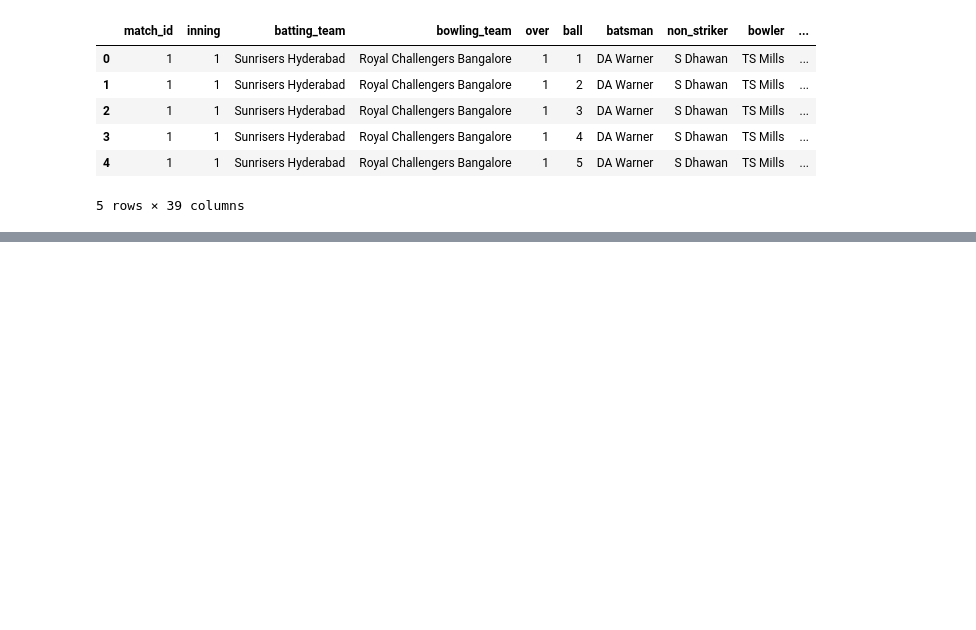
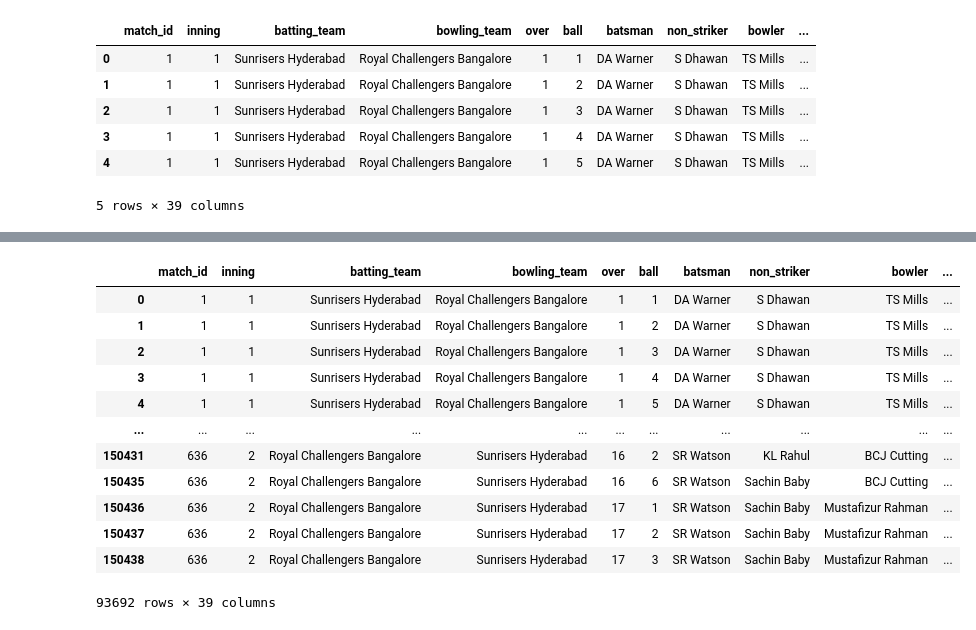
Before and after one commit to Nihar109/plotly, a Jupyter notebook: plotly.ipynb, the cells around one changed output, grey strips where cells are left out. Saved outputs shown, nothing was run; the diff lists cells and outputs as text; code cells hidden in the pictures; blank space fills up the shorter version.

```diff
--- a/plotly.ipynb
+++ b/plotly.ipynb
@@ -66,0 +88,2 @@ ipl.head()
+# %%
+top50 = ipl.groupby('batsman')['batsman_runs'].sum().sort_values(ascending=False).head(50).index.tolist()
@@ -66,0 +110,17 @@ ipl.head()
+# %%
+new_ipl = ipl[ipl.batsman.isin(top50)]
+new_ipl
+# %% [output]
+|  | match_id | inning | batting_team | bowling_team | over | ball | batsman | non_striker | bowler | ... |
+| 0 | 1 | 1 | Sunrisers Hyderabad | Royal Challengers Bangalore | 1 | 1 | DA Warner | S Dhawan | TS Mills | ... |
+| 1 | 1 | 1 | Sunrisers Hyderabad | Royal Challengers Bangalore | 1 | 2 | DA Warner | S Dhawan | TS Mills | ... |
+| 2 | 1 | 1 | Sunrisers Hyderabad | Royal Challengers Bangalore | 1 | 3 | DA Warner | S Dhawan | TS Mills | ... |
+| 3 | 1 | 1 | Sunrisers Hyderabad | Royal Challengers Bangalore | 1 | 4 | DA Warner | S Dhawan | TS Mills | ... |
+| 4 | 1 | 1 | Sunrisers Hyderabad | Royal Challengers Bangalore | 1 | 5 | DA Warner | S Dhawan | TS Mills | ... |
+| ... | ... | ... | ... | ... | ... | ... | ... | ... | ... | ... |
+| 150431 | 636 | 2 | Royal Challengers Bangalore | Sunrisers Hyderabad | 16 | 2 | SR Watson | KL Rahul | BCJ Cutting | ... |
+| 150435 | 636 | 2 | Royal Challengers Bangalore | Sunrisers Hyderabad | 16 | 6 | SR Watson | Sachin Baby | BCJ Cutting | ... |
+| 150436 | 636 | 2 | Royal Challengers Bangalore | Sunrisers Hyderabad | 17 | 1 | SR Watson | Sachin Baby | Mustafizur Rahman | ... |
+| 150437 | 636 | 2 | Royal Challengers Bangalore | Sunrisers Hyderabad | 17 | 2 | SR Watson | Sachin Baby | Mustafizur Rahman | ... |
+| 150438 | 636 | 2 | Royal Challengers Bangalore | Sunrisers Hyderabad | 17 | 3 | SR Watson | Sachin Baby | Mustafizur Rahman | ... |
+93692 rows × 39 columns
```
Also changed, not shown: parts of 41 cells of this notebook, 9 other files.
